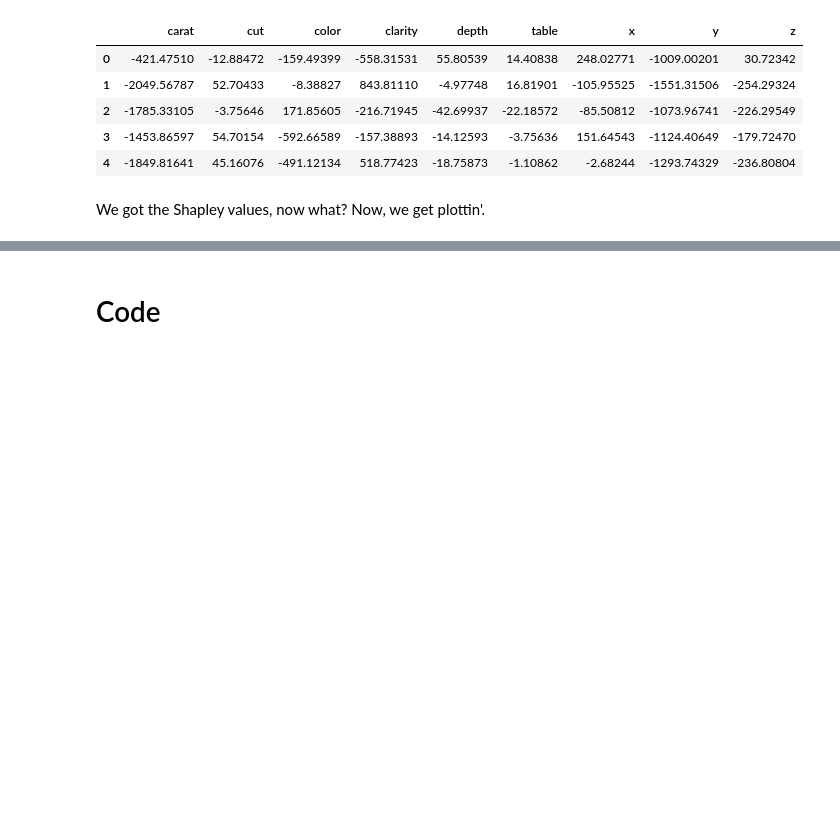
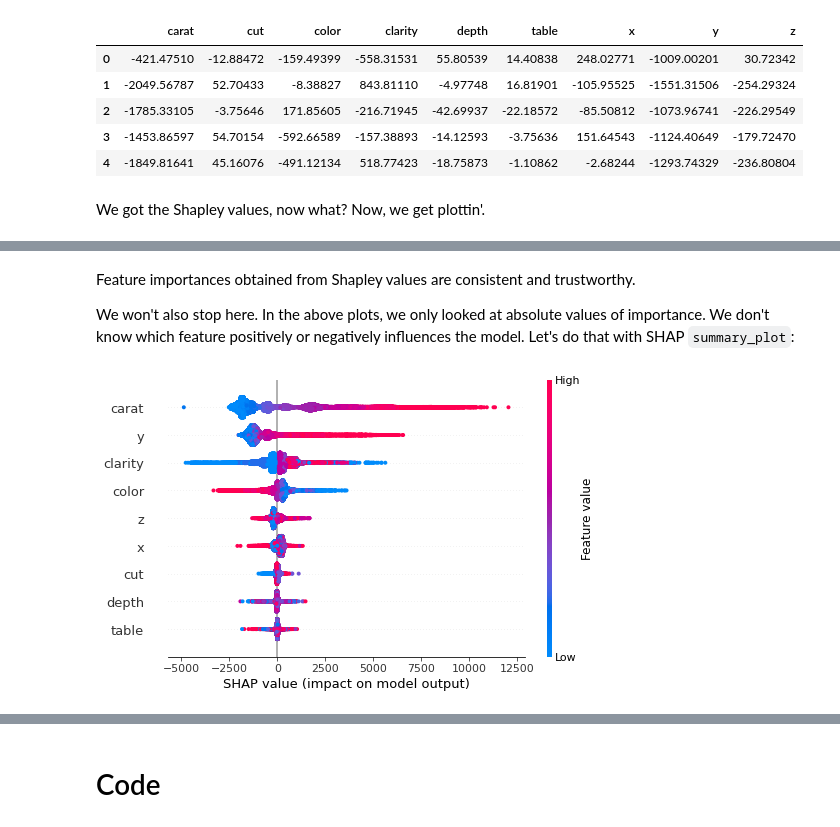
Before and after one commit to BexTuychiev/medium_stories, a Jupyter notebook: 2021/october/1_shap_explainability/notebook.ipynb, the cells around one changed output, grey strips where cells are left out. Cells and saved outputs as stored; diff of their text form; code cells hidden in the pictures; blank space fills up the shorter version.

```diff
--- a/2021/october/1_shap_explainability/notebook.ipynb
+++ b/2021/october/1_shap_explainability/notebook.ipynb
@@ -205,0 +246,8 @@ We got the Shapley values, now what? Now, we get plottin'.
+# %% [markdown]
+Feature importances obtained from Shapley values are consistent and trustworthy.
+
+We won't also stop here. In the above plots, we only looked at absolute values of importance. We don't know which feature positively or negatively influences the model. Let's do that with SHAP `summary_plot`:
+# %%
+shap.summary_plot(shap_values_xgb, X_train, feature_names=X_train.columns);
+# %% [output]
+[figure, added]
```
Also changed, not shown: parts of 12 cells of this notebook.
